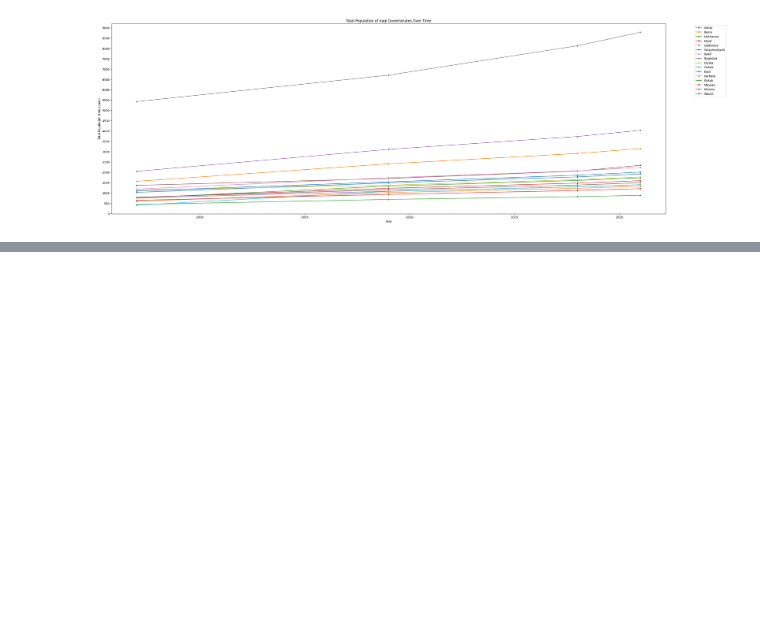
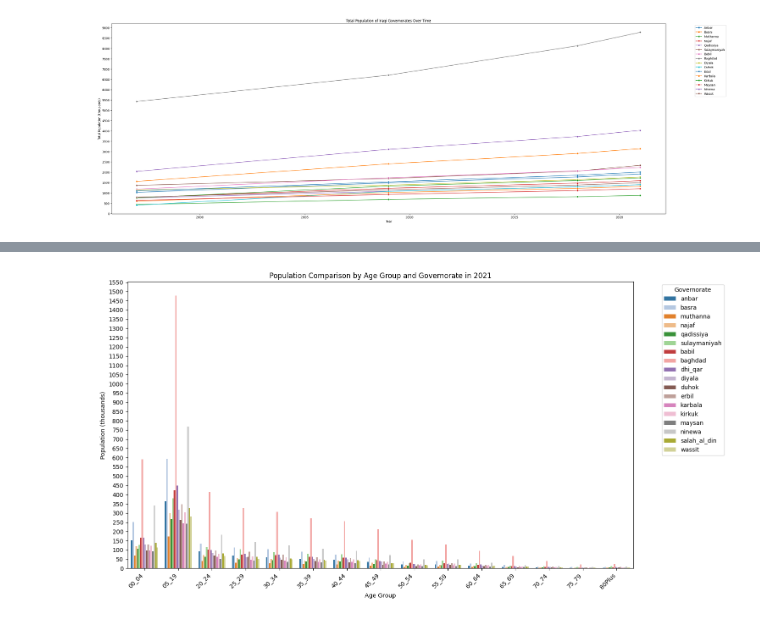
Before and after one commit to saxonyanders/saxonyanders, a Jupyter notebook: Iraq_population.ipynb, the cells around one changed output, grey strips where cells are left out. Saved outputs shown, nothing was run; the diff lists cells and outputs as text; code cells hidden in the pictures; blank space fills up the shorter version.

```diff
--- a/Iraq_population.ipynb
+++ b/Iraq_population.ipynb
@@ -169,0 +442,71 @@ plt.show()
+# %%
+#2021 - bar chart pop/governorate/age
+
+comparison_year = 2021  # You can change the year here
+governorates_to_compare = ['anbar', 'basra', 'muthanna', 'najaf', 'qadissiya',
+                       'sulaymaniyah', 'babil', 'baghdad', 'dhi_qar', 'diyala',
+                       'duhok', 'erbil', 'karbala', 'kirkuk', 'maysan',
+                       'ninewa', 'salah_al_din', 'wassit'] # Add or remove governorates
+
+# Filter the DataFrame for the selected year and governorates
+comparison_data = iraq_pop_gender_age_df[
+    (iraq_pop_gender_age_df['year'] == comparison_year) &
+    (iraq_pop_gender_age_df['gov_code'].isin(governorates_to_compare))
+].copy() # Use .copy() to avoid SettingWithCopyWarning
+
+# Reshape the data for plotting - melt for age groups and gender
+comparison_data_melted = comparison_data.melt(
+    id_vars=['gov_code', 'year', 'total_pop', 'female_total', 'male_total'],
+    var_name='Age_Gender',
+    value_name='Population'
+)
+
+# Separate age group and gender into two columns
+comparison_data_melted['Gender'] = comparison_data_melted['Age_Gender'].apply(lambda x: x.split('_')[0])
+comparison_data_melted['Age_Group'] = comparison_data_melted['Age_Gender'].apply(lambda x: '_'.join(x.split('_')[1:]))
+
+# Filter out the total population rows and ensure correct data types
+comparison_data_melted = comparison_data_melted[
+    (comparison_data_melted['Gender'] == 'F') | (comparison_data_melted['Gender'] == 'M')
+].copy()
+
+# Convert population to numeric, coercing errors
+comparison_data_melted['Population'] = pd.to_numeric(comparison_data_melted['Population'], errors='coerce')
+
+# Drop rows where Population is NaN after coercion
+comparison_data_melted.dropna(subset=['Population'], inplace=True)
+
+
+# Order age groups for plotting
+age_group_order = [col.replace('F_', '') for col in iraq_pop_gender_age_df.columns if col.startswith('F_')]
+comparison_data_melted['Age_Group'] = pd.Categorical(comparison_data_melted['Age_Group'], categories=age_group_order, ordered=True)
+
+# Plotting
+plt.figure(figsize=(15, 8))
+ax = sns.barplot( # Assign the axes object to ax
+    data=comparison_data_melted,
+    x='Age_Group',
+    y='Population',
+    hue='gov_code',
+    palette='tab20', # Changed palette to 'tab20' for more distinct colors
+    errorbar=None, # Remove error bars for cleaner look if not needed
+    dodge=True # Add dodge=True to separate bars for different hues
+)
+
+plt.title(f'Population Comparison by Age Group and Governorate in {comparison_year}')
+plt.xlabel('Age Group')
+plt.ylabel('Population (thousands)') # Update y-axis label
+
+plt.xticks(rotation=45, ha='right')
+plt.legend(title='Governorate', bbox_to_anchor=(1.05, 1), loc='upper left')
+
+# Format y-axis to show population in thousands for readability
+ax.yaxis.set_major_formatter(plt.FuncFormatter(lambda x, p: f'{x/1000:.0f}'))
+
+# Set y-axis major locator to have more indicators, e.g., every 50,000
+ax.yaxis.set_major_locator(mticker.MultipleLocator(50000))
+
+plt.tight_layout()
+plt.show()
+# %% [output]
+[figure, added]
```
Also changed, not shown: parts of 12 cells of this notebook.
